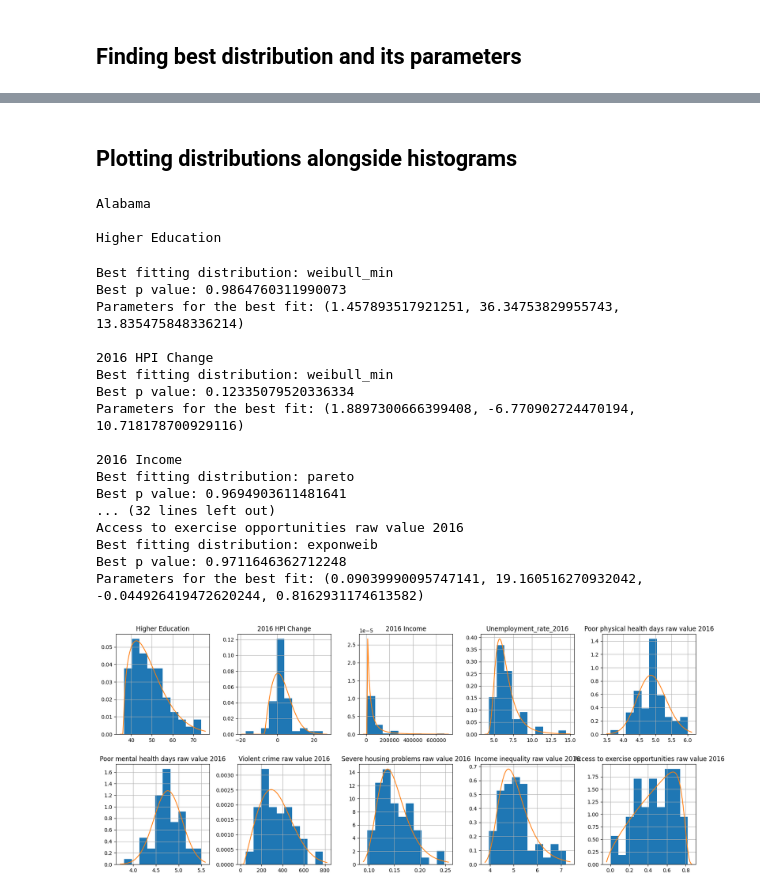
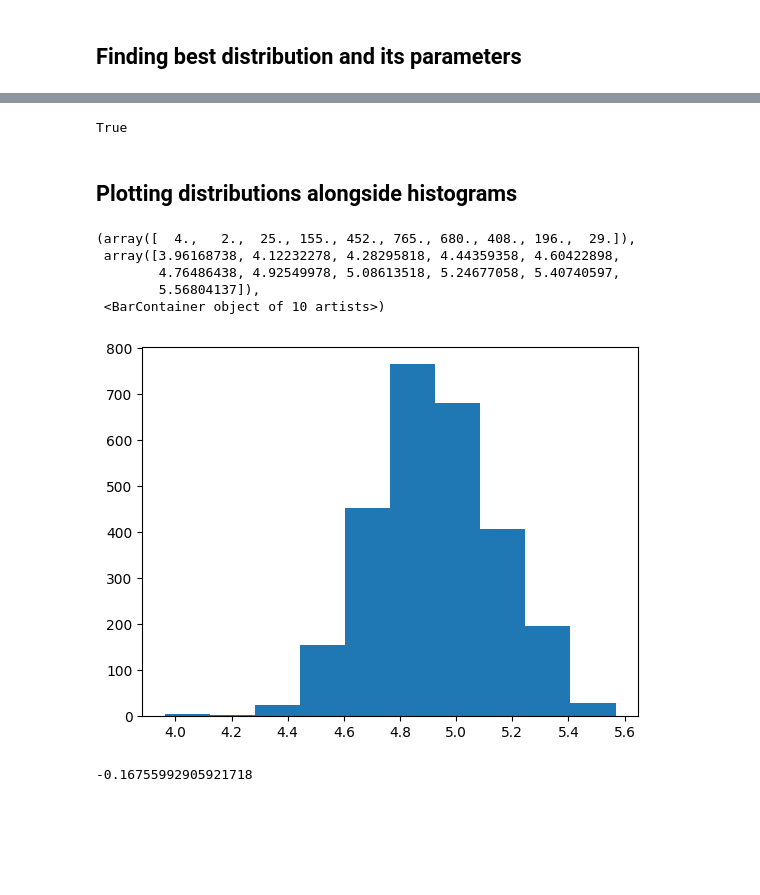
Before and after one commit to FIlipHand/USMigrations, a Jupyter notebook: research/03-valuable-features.ipynb, the cells around one changed output, grey strips where cells are left out. Cells and saved outputs as stored; diff of their text form; code cells hidden in the pictures; blank space fills up the shorter version.

```diff
--- a/research/03-valuable-features.ipynb
+++ b/research/03-valuable-features.ipynb
@@ -226,3 +239,10 @@ Parameters for the best fit: (0.5069152079274324, 0.5607319838929059, 0.24265602
+# %%
+with open('distributions.pickle', 'rb') as handle:
+    b = pickle.load(handle)
+
+print(feature_distributions == b)
+# %% [output]
+True
 # %% [markdown]
 ## Plotting distributions alongside histograms
 # %%
@@ -234,33 +254,30 @@ for name, group in df.groupby('State'):
     for i, col in enumerate(group.drop('State', axis=1).columns):
         print('\n' + col)
         size = 100
-        x = x = np.linspace(*axes[i].get_xbound(), size)
+        x = np.linspace(*axes[i].get_xbound(), size)
         best_dist, best_p, params = get_best_distribution(group[col].dropna(), True)
         y = getattr(st, best_dist).pdf(x, *params)
         axes[i].plot(x, y)
+
     break
 
 
 #4m7s
-# %% [output]
-Alabama
-
-Higher Education
-Best fitting distribution: weibull_min
-Best p value: 0.9864760311990073
-Parameters for the best fit: (1.457893517921251, 36.34753829955743, 13.835475848336214)
-
-2016 HPI Change
-Best fitting distribution: weibull_min
-Best p value: 0.12335079520336334
-Parameters for the best fit: (1.8897300666399408, -6.770902724470194, 10.718178700929116)
-
-2016 Income
-Best fitting distribution: pareto
-Best p value: 0.9694903611481641
-... (32 lines left out)
-Access to exercise opportunities raw value 2016
-Best fitting distribution: exponweib
-Best p value: 0.9711646362712248
-Parameters for the best fit: (0.09039990095747141, 19.160516270932042, -0.044926419472620244, 0.8162931174613582)
-[figure, removed]
+# %%
+from scipy.stats import boxcox
+from scipy.special import inv_boxcox
+income_bc, lmbda = boxcox(df['Income'])
+# %%
+import matplotlib.pyplot as plt
+plt.hist(income_bc)
+# %% [output]
+(array([  4.,   2.,  25., 155., 452., 765., 680., 408., 196.,  29.]),
+ array([3.96168738, 4.12232278, 4.28295818, 4.44359358, 4.60422898,
+        4.76486438, 4.92549978, 5.08613518, 5.24677058, 5.40740597,
+        5.56804137]),
+ <BarContainer object of 10 artists>)
+[figure, added]
+# %%
+lmbda
+# %% [output]
+-0.16755992905921718
```
Also changed, not shown: parts of 12 cells of this notebook, 2 other files.
